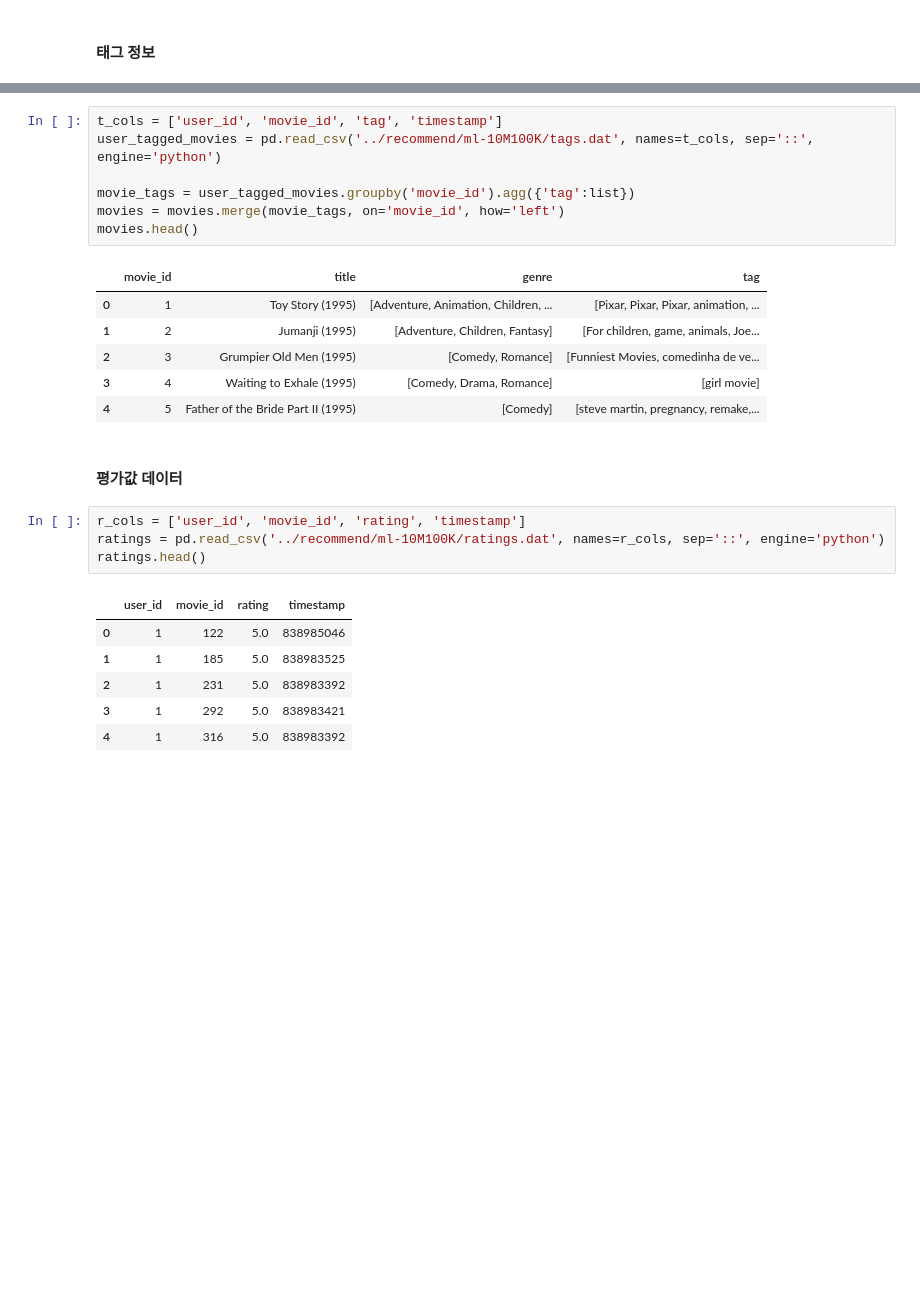
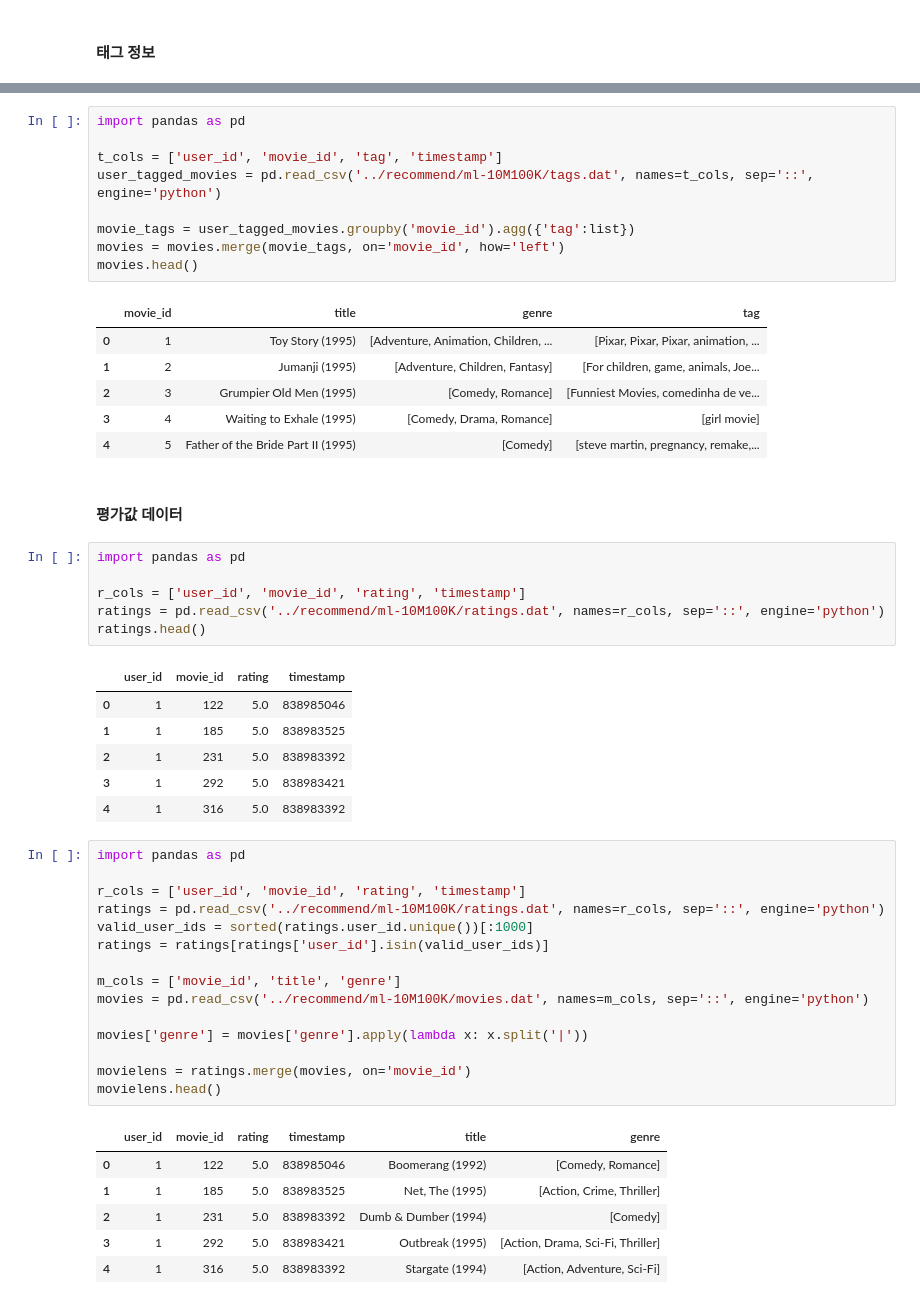
Before and after one commit to vljh246v/TIL-NEW, a Jupyter notebook: recommend/recommend.ipynb, the cells around one changed output, grey strips where cells are left out. Saved outputs shown, nothing was run; the diff lists cells and outputs as text; blank space fills up the shorter version.

```diff
--- a/recommend/recommend.ipynb
+++ b/recommend/recommend.ipynb
@@ -43,6 +47,8 @@ print(f'태그가 붙어 있는 영화 수={len(user_tagged_movies.movie_id.uniq
 태그 레코드 수=95580
 태그가 붙어 있는 영화 수=7601
 # %%
+import pandas as pd
+
 t_cols = ['user_id', 'movie_id', 'tag', 'timestamp']
 user_tagged_movies = pd.read_csv('../recommend/ml-10M100K/tags.dat', names=t_cols, sep='::', engine='python')
 
@@ -59,6 +65,8 @@ movies.head()
 # %% [markdown]
 #### 평가값 데이터
 # %%
+import pandas as pd
+
 r_cols = ['user_id', 'movie_id', 'rating', 'timestamp']
 ratings = pd.read_csv('../recommend/ml-10M100K/ratings.dat', names=r_cols, sep='::', engine='python')
 ratings.head()
@@ -69,3 +77,25 @@ ratings.head()
 | 2 | 1 | 231 | 5.0 | 838983392 |
 | 3 | 1 | 292 | 5.0 | 838983421 |
 | 4 | 1 | 316 | 5.0 | 838983392 |
+# %%
+import pandas as pd
+
+r_cols = ['user_id', 'movie_id', 'rating', 'timestamp']
+ratings = pd.read_csv('../recommend/ml-10M100K/ratings.dat', names=r_cols, sep='::', engine='python')
+valid_user_ids = sorted(ratings.user_id.unique())[:1000]
+ratings = ratings[ratings['user_id'].isin(valid_user_ids)]
+
+m_cols = ['movie_id', 'title', 'genre']
+movies = pd.read_csv('../recommend/ml-10M100K/movies.dat', names=m_cols, sep='::', engine='python')
+
+movies['genre'] = movies['genre'].apply(lambda x: x.split('|'))
+
+movielens = ratings.merge(movies, on='movie_id')
+movielens.head()
+# %% [output]
+|  | user_id | movie_id | rating | timestamp | title | genre |
+| 0 | 1 | 122 | 5.0 | 838985046 | Boomerang (1992) | [Comedy, Romance] |
+| 1 | 1 | 185 | 5.0 | 838983525 | Net, The (1995) | [Action, Crime, Thriller] |
+| 2 | 1 | 231 | 5.0 | 838983392 | Dumb & Dumber (1994) | [Comedy] |
+| 3 | 1 | 292 | 5.0 | 838983421 | Outbreak (1995) | [Action, Drama, Sci-Fi, Thriller] |
+| 4 | 1 | 316 | 5.0 | 838983392 | Stargate (1994) | [Action, Adventure, Sci-Fi] |
```
Also changed, not shown: parts of 9 cells of this notebook, 4 other files.
